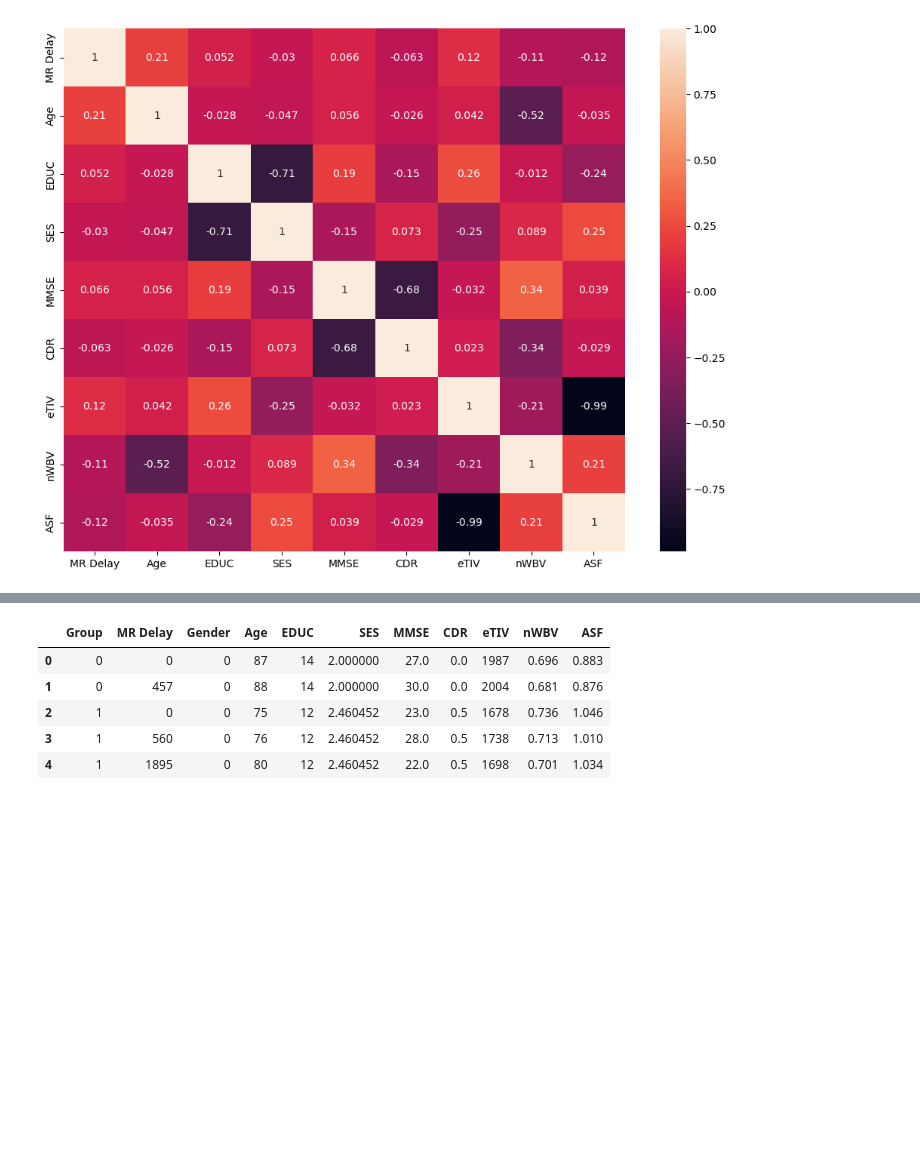
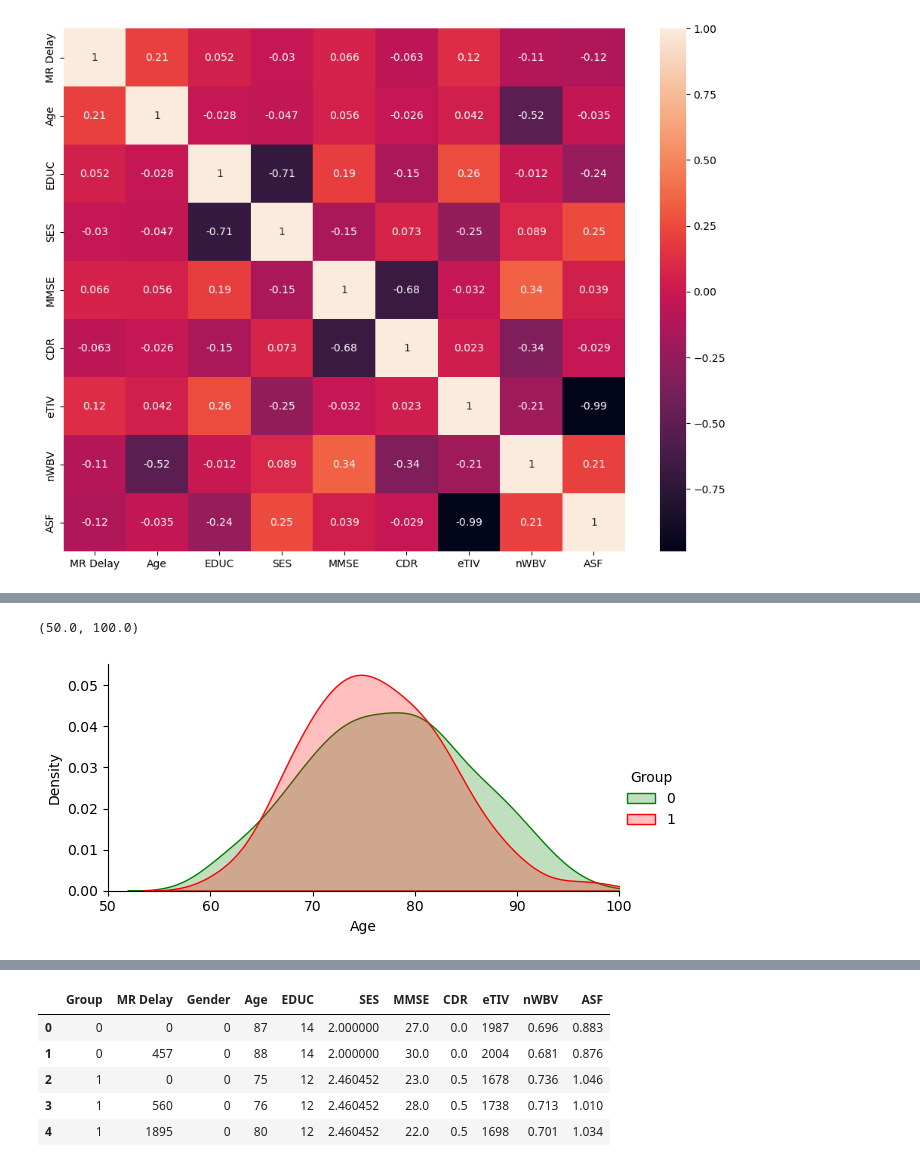
Before and after one commit to MPragya-20/Alzheimer_classification, a Jupyter notebook: alzheimer-s-disease-classification.ipynb, the cells around one changed output, grey strips where cells are left out. Saved outputs shown, nothing was run; the diff lists cells and outputs as text; code cells hidden in the pictures; blank space fills up the shorter version.

```diff
--- a/alzheimer-s-disease-classification.ipynb
+++ b/alzheimer-s-disease-classification.ipynb
@@ -180,0 +196,11 @@ long_data["Group"] = np.where(long_data["Group"] == 'Demented', 1, 0)
+# %%
+facet= sns.FacetGrid(long_data,hue="Group", aspect=2,hue_kws = {'color': ['g', 'r']})
+facet.map(sns.kdeplot,'Age',fill=True)
+facet.set(xlim=(0, long_data['Age'].max())) # set age limit along x axis i.e. 0 - maxAge
+facet.add_legend()
+plt.xlim(50,100)
+
+# seems like 70-80 years old have more chances of dementia
+# %% [output]
+(50.0, 100.0)
+[figure, added]
```
Also changed, not shown: parts of 11 cells of this notebook.
